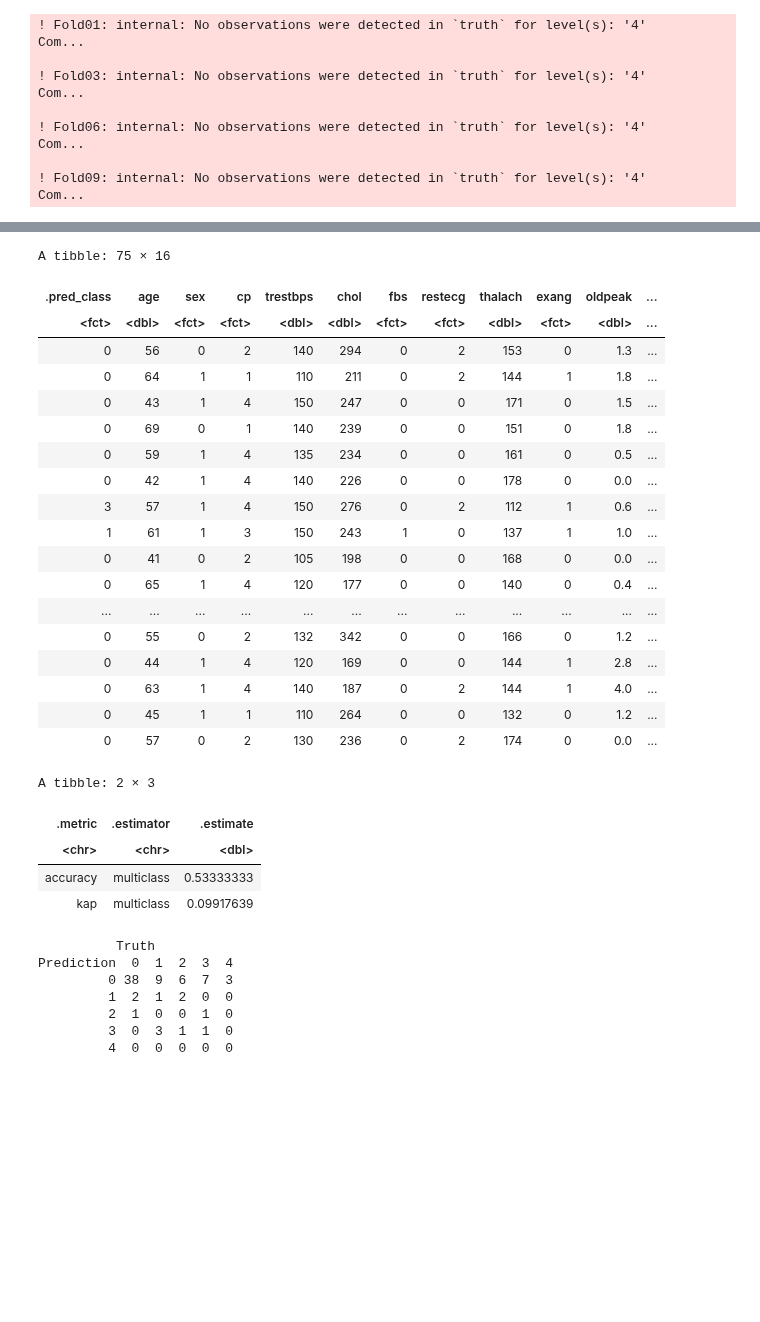
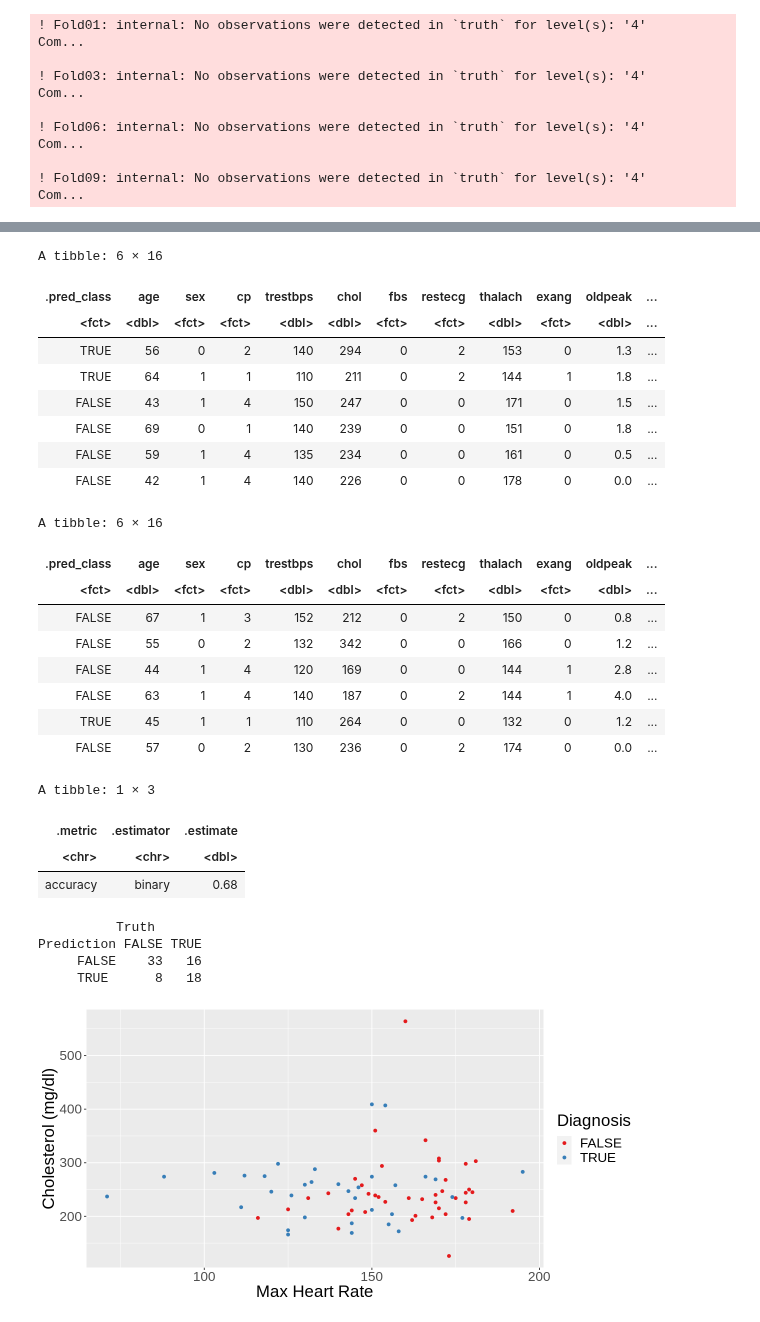
Before and after one commit to Agamchawla/group-29-project, a Jupyter notebook: group_29_project_report.ipynb, the cells around one changed output, grey strips where cells are left out. Cells and saved outputs as stored; diff of their text form; code cells hidden in the pictures; blank space fills up the shorter version.

```diff
--- a/group_29_project_report.ipynb
+++ b/group_29_project_report.ipynb
@@ -50,7 +32,7 @@ cleveland_data <- read_csv("https://archive.ics.uci.edu/ml/machine-learning-data
 cleveland_data[ cleveland_data == "?" ] <- NA
 
 cleveland_clean <- cleveland_data %>%
-                    mutate(diag = ifelse(is.na(num), NA, (num > 0))) %>%
+                    mutate(diag = as.factor(ifelse(is.na(num), NA, (num > 0)))) %>%
                     mutate(sex = as.factor(as.integer(sex)), cp = as.factor(as.integer(cp)),
                            fbs = as.factor(as.integer(fbs)), restecg = as.factor(as.integer(restecg)),
                            exang = as.factor(as.integer(exang)), thal = as.factor(as.integer(thal)),
@@ -241,59 +254,70 @@ Looking at the graph above, $k$ = 13 give us the best accuracy, at 56%
 # %%
+set.seed(1)
+
 #build the model
 #model
-knn_spec <- nearest_neighbor(weight_func="rectangular", neighbors = 13)%>%
+knn_spec <- nearest_neighbor(weight_func = "rectangular", neighbors = 73)%>%
     set_engine("kknn")%>%
     set_mode("classification")
 
 #workflow
 fit<- workflow()%>%
     add_recipe(cleveland_recipe)%>%
     add_model(knn_spec)%>%
     fit(data = cleveland_training)
 
 #predict
 predictions<- predict(fit, cleveland_testing)%>%
     bind_cols(cleveland_testing)
-predictions
+
+head(predictions)
+tail(predictions)
 
 #find the accuracy of the predictions
 metrics<- predictions %>%
-    metrics(truth = num, estimate = .pred_class)
+    metrics(truth = diag, estimate = .pred_class) %>%
+    filter(.metric == "accuracy")
 metrics
 
 #confusion matrix, identifies the areas the model is weak at classifying
 conf_mat<- predictions %>%
-    conf_mat(truth = num, estimate = .pred_class)
+    conf_mat(truth = diag, estimate = .pred_class)
 conf_mat
+
+#visualizing results
+
+plot_results <- ggplot(predictions, aes(x = thalach, y = chol, color = diag)) +
+                 geom_point() +
+                 labs(x = "Max Heart Rate", y = "Cholesterol (mg/dl)", color = "Diagnosis") +
+                 ggtitle("Predictions")+
+                 scale_color_brewer(palette = "Set1")+
+                 theme(text = element_text(size = 20))
+plot_results
 # %% [output]
-A tibble: 75 × 16
+A tibble: 6 × 16
 | .pred_class | age | sex | cp | trestbps | chol | fbs | restecg | thalach | exang | oldpeak | ... |
 | <fct> | <dbl> | <fct> | <fct> | <dbl> | <dbl> | <fct> | <fct> | <dbl> | <fct> | <dbl> | ... |
-| 0 | 56 | 0 | 2 | 140 | 294 | 0 | 2 | 153 | 0 | 1.3 | ... |
-| 0 | 64 | 1 | 1 | 110 | 211 | 0 | 2 | 144 | 1 | 1.8 | ... |
-| 0 | 43 | 1 | 4 | 150 | 247 | 0 | 0 | 171 | 0 | 1.5 | ... |
-| 0 | 69 | 0 | 1 | 140 | 239 | 0 | 0 | 151 | 0 | 1.8 | ... |
-| 0 | 59 | 1 | 4 | 135 | 234 | 0 | 0 | 161 | 0 | 0.5 | ... |
-| 0 | 42 | 1 | 4 | 140 | 226 | 0 | 0 | 178 | 0 | 0.0 | ... |
-| 3 | 57 | 1 | 4 | 150 | 276 | 0 | 2 | 112 | 1 | 0.6 | ... |
-| 1 | 61 | 1 | 3 | 150 | 243 | 1 | 0 | 137 | 1 | 1.0 | ... |
-| 0 | 41 | 0 | 2 | 105 | 198 | 0 | 0 | 168 | 0 | 0.0 | ... |
-| 0 | 65 | 1 | 4 | 120 | 177 | 0 | 0 | 140 | 0 | 0.4 | ... |
-| ... | ... | ... | ... | ... | ... | ... | ... | ... | ... | ... | ... |
-| 0 | 55 | 0 | 2 | 132 | 342 | 0 | 0 | 166 | 0 | 1.2 | ... |
-| 0 | 44 | 1 | 4 | 120 | 169 | 0 | 0 | 144 | 1 | 2.8 | ... |
-| 0 | 63 | 1 | 4 | 140 | 187 | 0 | 2 | 144 | 1 | 4.0 | ... |
-| 0 | 45 | 1 | 1 | 110 | 264 | 0 | 0 | 132 | 0 | 1.2 | ... |
-| 0 | 57 | 0 | 2 | 130 | 236 | 0 | 2 | 174 | 0 | 0.0 | ... |
+| TRUE | 56 | 0 | 2 | 140 | 294 | 0 | 2 | 153 | 0 | 1.3 | ... |
+| TRUE | 64 | 1 | 1 | 110 | 211 | 0 | 2 | 144 | 1 | 1.8 | ... |
+| FALSE | 43 | 1 | 4 | 150 | 247 | 0 | 0 | 171 | 0 | 1.5 | ... |
+| FALSE | 69 | 0 | 1 | 140 | 239 | 0 | 0 | 151 | 0 | 1.8 | ... |
+| FALSE | 59 | 1 | 4 | 135 | 234 | 0 | 0 | 161 | 0 | 0.5 | ... |
+| FALSE | 42 | 1 | 4 | 140 | 226 | 0 | 0 | 178 | 0 | 0.0 | ... |
-A tibble: 2 × 3
+A tibble: 6 × 16
-| .metric | .estimator | .estimate |
-| <chr> | <chr> | <dbl> |
-| accuracy | multiclass | 0.53333333 |
-| kap | multiclass | 0.09917639 |
+| .pred_class | age | sex | cp | trestbps | chol | fbs | restecg | thalach | exang | oldpeak | ... |
+| <fct> | <dbl> | <fct> | <fct> | <dbl> | <dbl> | <fct> | <fct> | <dbl> | <fct> | <dbl> | ... |
+| FALSE | 67 | 1 | 3 | 152 | 212 | 0 | 2 | 150 | 0 | 0.8 | ... |
+| FALSE | 55 | 0 | 2 | 132 | 342 | 0 | 0 | 166 | 0 | 1.2 | ... |
+| FALSE | 44 | 1 | 4 | 120 | 169 | 0 | 0 | 144 | 1 | 2.8 | ... |
+| FALSE | 63 | 1 | 4 | 140 | 187 | 0 | 2 | 144 | 1 | 4.0 | ... |
+| TRUE | 45 | 1 | 1 | 110 | 264 | 0 | 0 | 132 | 0 | 1.2 | ... |
+| FALSE | 57 | 0 | 2 | 130 | 236 | 0 | 2 | 174 | 0 | 0.0 | ... |
-          Truth
-Prediction  0  1  2  3  4
-         0 38  9  6  7  3
-         1  2  1  2  0  0
-         2  1  0  0  1  0
-         3  0  3  1  1  0
-         4  0  0  0  0  0
+A tibble: 1 × 3
+| .metric | .estimator | .estimate |
+| <chr> | <chr> | <dbl> |
+| accuracy | binary | 0.68 |
+          Truth
+Prediction FALSE TRUE
+     FALSE    33   16
+     TRUE      8   18
+[figure, added]
```
Also changed, not shown: parts of 8 cells of this notebook.
